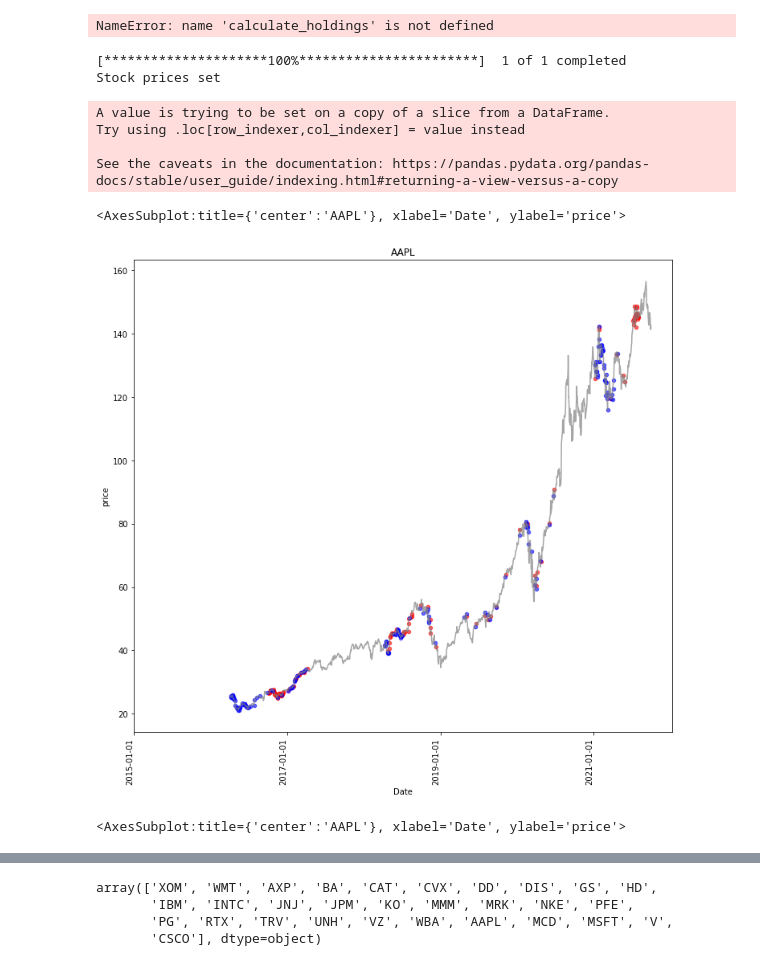
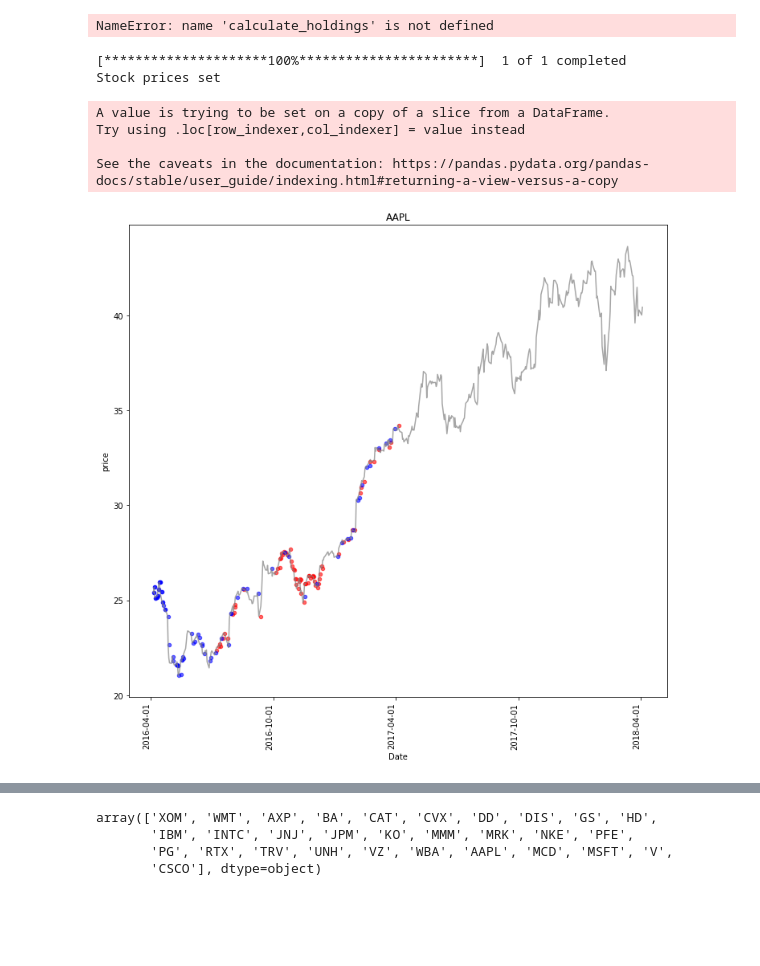
Before and after one commit to kaanbursa/fund_simulator, a Jupyter notebook: Analysis Notebooks/AnalyzeBuying.ipynb, the cells around one changed output, grey strips where cells are left out. Saved outputs shown, nothing was run; the diff lists cells and outputs as text; code cells hidden in the pictures; blank space fills up the shorter version.

```diff
--- a/Analysis Notebooks/AnalyzeBuying.ipynb
+++ b/Analysis Notebooks/AnalyzeBuying.ipynb
@@ -58,7 +55,7 @@ agents.tail()
 | 1576 | wb-v8 | <class 'stable_baselines3.ppo.ppo... | -100.0 | 2009-01-01 | 2021-11-08 19:41:18.362794 | pretrainedTrial6 | ent_coef:0.005 | NaN | ... |
 | 1577 | wb-v8 | <class 'stable_baselines3.ppo.ppo... | -100.0 | 2009-01-01 | 2021-11-08 19:41:18.362794 | pretrainedTrial6 | ent_coef:0.005 | NaN | ... |
 # %%
-trade_mem = pd.read_csv('../results/trade_memory_jim_sac-v14.csv')
+trade_mem = pd.read_csv('../results/trade_memory_jim_sac-v13.csv')
 # %%
 def plot_stock_holdings(ticker, trade_mem):
     trade_mem.Date = pd.to_datetime(trade_mem.Date).dt.date
@@ -124,17 +121,12 @@ def display_buy_sell(ticker, trade_mem):
     #plt.show()
     return fig
 # %%
-display_buy_sell('AAPL', trade_mem)
+f = display_buy_sell('AAPL', trade_mem)
 # %% [output]
 [*********************100%***********************]  1 of 1 completed
 Stock prices set
 A value is trying to be set on a copy of a slice from a DataFrame.
 Try using .loc[row_indexer,col_indexer] = value instead
 
 See the caveats in the documentation: https://pandas.pydata.org/pandas-docs/stable/user_guide/indexing.html#returning-a-view-versus-a-copy
-<AxesSubplot:title={'center':'AAPL'}, xlabel='Date', ylabel='price'>
-[figure, old version]
+[figure, new version]
-# %%
-ax
-# %% [output]
-<AxesSubplot:title={'center':'AAPL'}, xlabel='Date', ylabel='price'>
```
Also changed, not shown: parts of 2 cells of this notebook, 5 other files.
